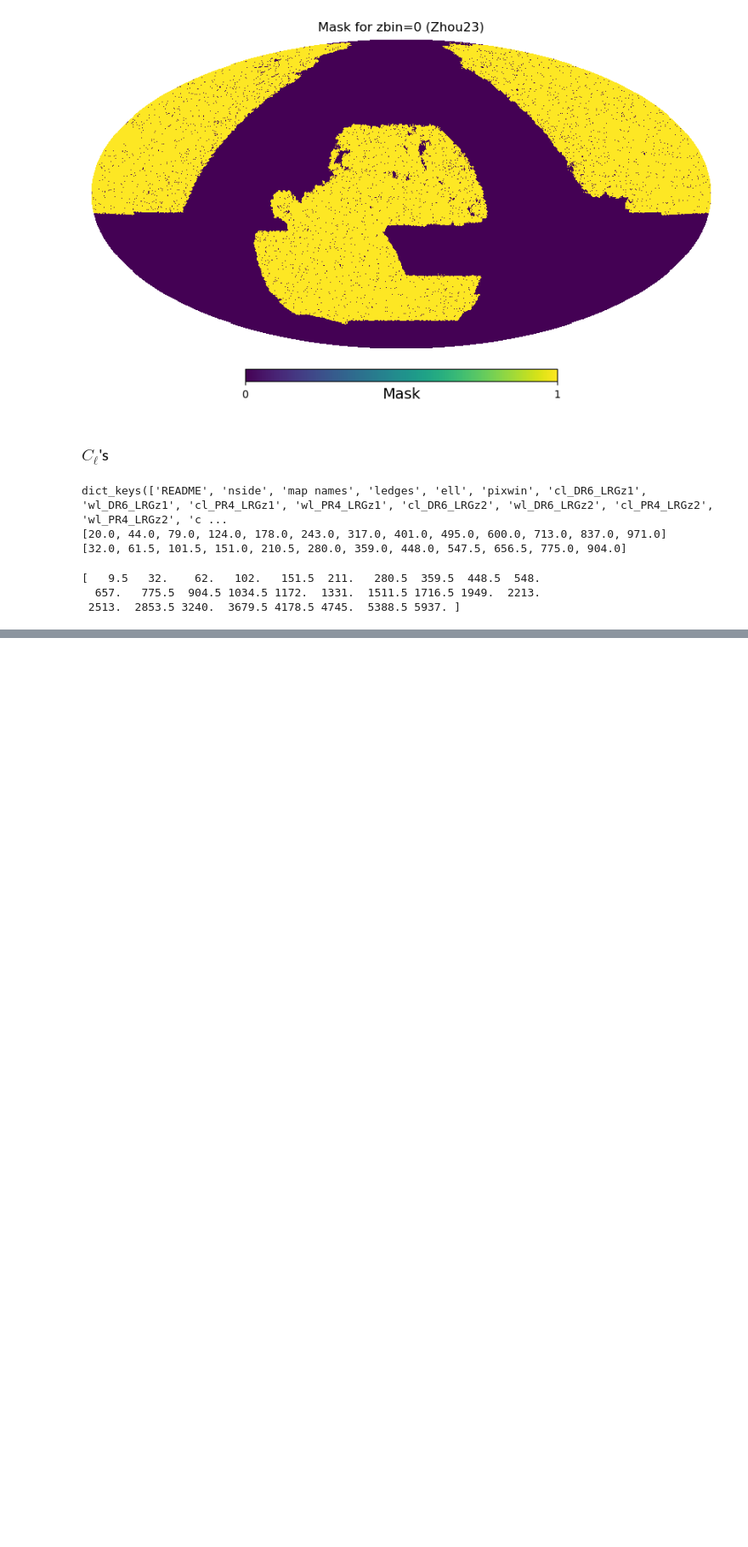
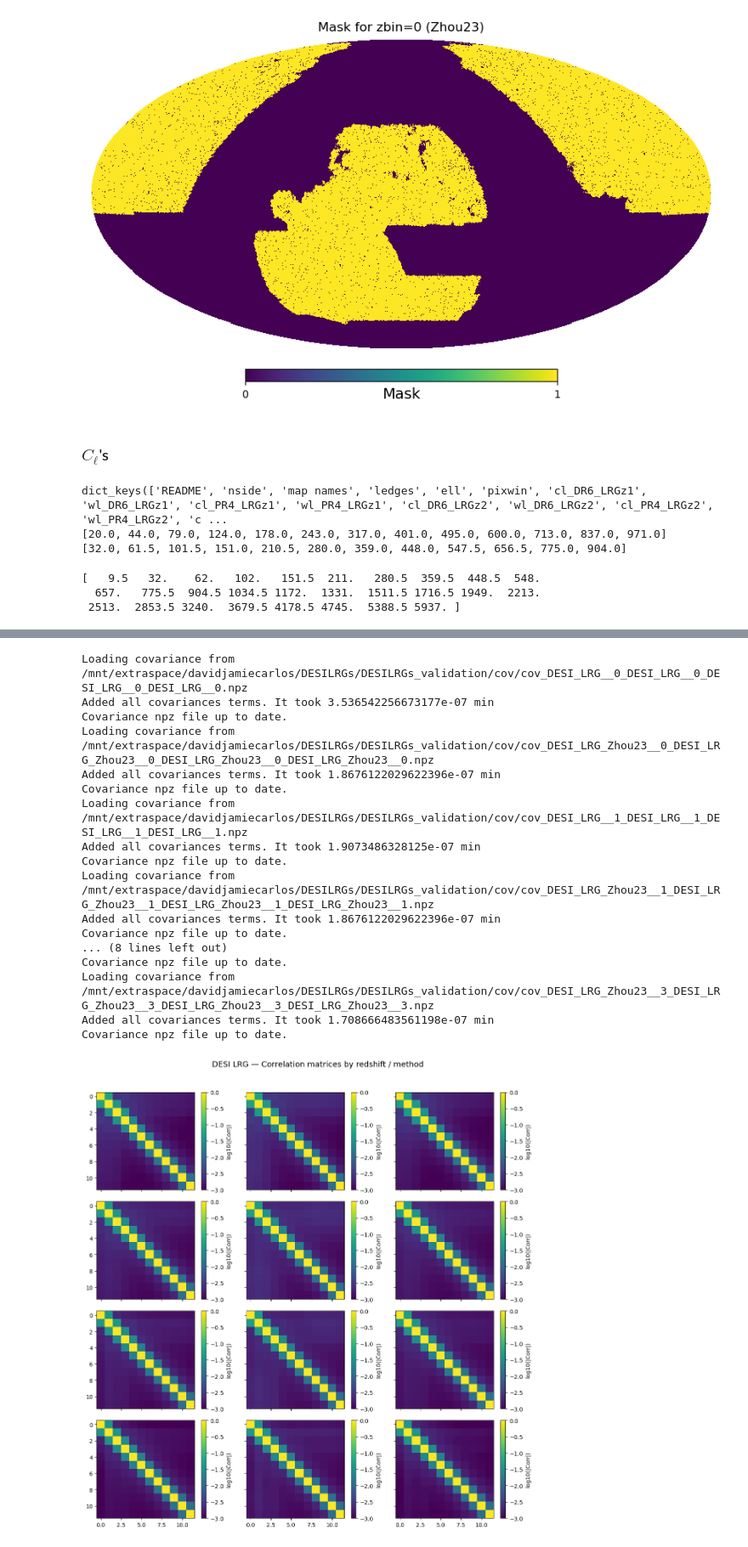
Before and after one commit to Cosmotheka/Cosmotheka_tutorials, a Jupyter notebook: tutorials/DESI_LRG.ipynb, the cells around one changed output, grey strips where cells are left out. Shown at 85% size. Drawn from its saved outputs; the diff is of its cells as text; code cells hidden in the pictures; blank space fills up the shorter version.

```diff
--- a/tutorials/DESI_LRG.ipynb
+++ b/tutorials/DESI_LRG.ipynb
@@ -462,0 +562,67 @@ plt.close()
+# %%
+import numpy as np
+import matplotlib.pyplot as plt
+
+n_z = 4
+n_cols = 3
+fig, axes = plt.subplots(n_z, n_cols, figsize=(12, 12), sharex=True, sharey=True)
+
+# Collect min/max across all matrices so color scale is consistent
+all_min = +np.inf
+all_max = -np.inf
+mats = [[None]*n_cols for _ in range(n_z)]
+
+for zbin in range(n_z):
+    # Sailer reference
+    pzbin = zbin + 1
+    ell_Sailer = np.array(cls_Sailer['ell'])
+    cov_Sailer = cls_Sailer[f'cov_LRGz{pzbin}_LRGz{pzbin}_LRGz{pzbin}_LRGz{pzbin}']
+    corr_Sailer = cov_Sailer / np.sqrt(np.outer(np.diag(cov_Sailer), np.diag(cov_Sailer)))
+
+    # ell for mapper (used to select same ell-range as Sailer)
+    ell_mapper, _ = cl_instances[(zbin, zbin)].get_ell_cl()
+    sel = (ell_mapper > ell_Sailer[0] - 1) & (ell_mapper < ell_Sailer[-1] + 1)
+
+    # Mapper cov/corr (selected)
+    cov = cov_instances[(zbin, zbin)].get_covariance()[sel][:, sel]
+    corr = cov / np.sqrt(np.outer(np.diag(cov), np.diag(cov)))
+
+    # Zhou23 cov/corr (selected)
+    cov_Zhou23 = cov_Zhou23_instances[(zbin, zbin)].get_covariance()[sel][:, sel]
+    corr_Zhou23 = cov_Zhou23 / np.sqrt(np.outer(np.diag(cov_Zhou23), np.diag(cov_Zhou23)))
+
+    im = axes[zbin, 0].imshow(np.log10(np.abs(corr_Sailer)), vmin=-3, vmax=0)
+    cbar = fig.colorbar(im, ax=axes[zbin, 0]) # , fraction=0.02, pad=0.02)
+    cbar.set_label('log10(|Corr|)')
+
+    im = axes[zbin, 1].imshow(np.log10(np.abs(corr)), vmin=-3, vmax=0)
+    cbar = fig.colorbar(im, ax=axes[zbin, 1]) # , fraction=0.02, pad=0.02)
+    cbar.set_label('log10(|Corr|)')
+
+    im = axes[zbin, 2].imshow(np.log10(np.abs(corr_Zhou23)), vmin=-3, vmax=0)
+    cbar = fig.colorbar(im, ax=axes[zbin, 2]) # , fraction=0.02, pad=0.02)
+    cbar.set_label('log10(|Corr|)')
+
+fig.suptitle('DESI LRG — Correlation matrices by redshift / method', fontsize=14)
+plt.tight_layout(rect=[0, 0, 0.96, 0.96])
+plt.show()
+plt.close()
+# %% [output]
+Loading covariance from /mnt/extraspace/davidjamiecarlos/DESILRGs/DESILRGs_validation/cov/cov_DESI_LRG__0_DESI_LRG__0_DESI_LRG__0_DESI_LRG__0.npz
+Added all covariances terms. It took 3.536542256673177e-07 min
+Covariance npz file up to date.
+Loading covariance from /mnt/extraspace/davidjamiecarlos/DESILRGs/DESILRGs_validation/cov/cov_DESI_LRG_Zhou23__0_DESI_LRG_Zhou23__0_DESI_LRG_Zhou23__0_DESI_LRG_Zhou23__0.npz
+Added all covariances terms. It took 1.8676122029622396e-07 min
+Covariance npz file up to date.
+Loading covariance from /mnt/extraspace/davidjamiecarlos/DESILRGs/DESILRGs_validation/cov/cov_DESI_LRG__1_DESI_LRG__1_DESI_LRG__1_DESI_LRG__1.npz
+Added all covariances terms. It took 1.9073486328125e-07 min
+Covariance npz file up to date.
+Loading covariance from /mnt/extraspace/davidjamiecarlos/DESILRGs/DESILRGs_validation/cov/cov_DESI_LRG_Zhou23__1_DESI_LRG_Zhou23__1_DESI_LRG_Zhou23__1_DESI_LRG_Zhou23__1.npz
+Added all covariances terms. It took 1.8676122029622396e-07 min
+Covariance npz file up to date.
+... (8 lines left out)
+Covariance npz file up to date.
+Loading covariance from /mnt/extraspace/davidjamiecarlos/DESILRGs/DESILRGs_validation/cov/cov_DESI_LRG_Zhou23__3_DESI_LRG_Zhou23__3_DESI_LRG_Zhou23__3_DESI_LRG_Zhou23__3.npz
+Added all covariances terms. It took 1.708666483561198e-07 min
+Covariance npz file up to date.
+[figure, added]
```
Also changed, not shown: parts of 8 cells of this notebook.
